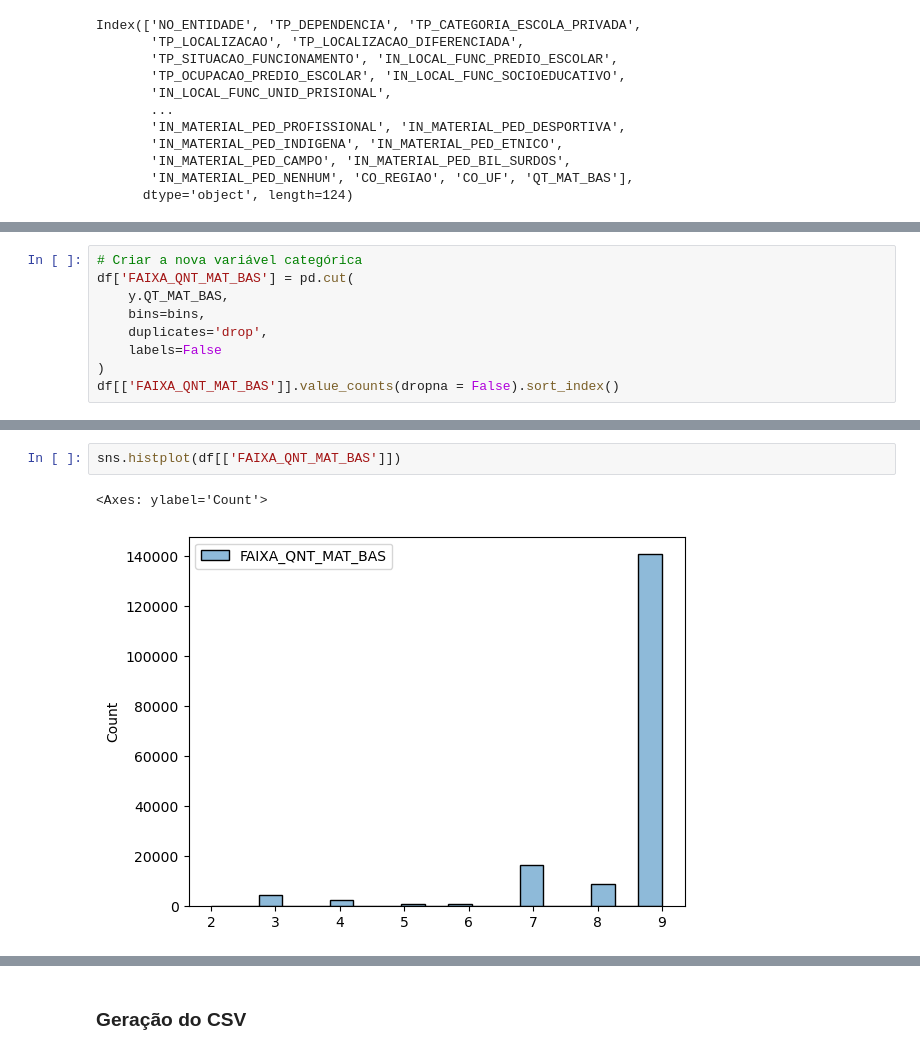
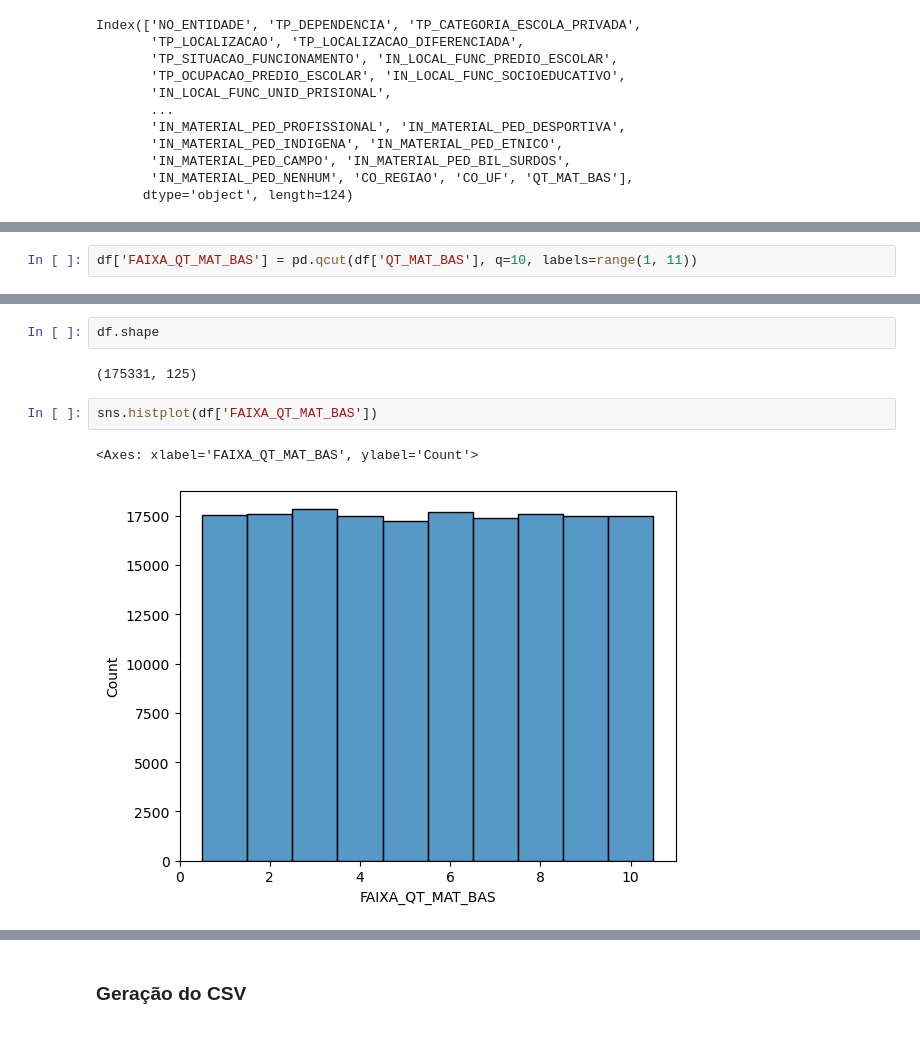
Before and after one commit to CinthiaNagahama/DCD_Rendimento_Escolar, a Jupyter notebook: explore.ipynb, the cells around one changed output, grey strips where cells are left out. Cells and saved outputs as stored; diff of their text form.

```diff
--- a/explore.ipynb
+++ b/explore.ipynb
@@ -3606,9 +3633,0 @@ array([-inf,  0. ,  0.5,  0.5,  0.5,  0.5,  0.5,  1.5,  1.5, 11.5, 14.5,
-# %%
-# Criar a nova variável categórica
-df['FAIXA_QNT_MAT_BAS'] = pd.cut(
-    y.QT_MAT_BAS,
-    bins=bins,
-    duplicates='drop',
-    labels=False
-)
-df[['FAIXA_QNT_MAT_BAS']].value_counts(dropna = False).sort_index()
@@ -3637,0 +3666,2 @@ faixa: 9 | min: 53.0 | max: 4965.0
+# %%
+df['FAIXA_QT_MAT_BAS'] = pd.qcut(df['QT_MAT_BAS'], q=10, labels=range(1, 11))
@@ -3638,5 +3698,9 @@ faixa: 9 | min: 53.0 | max: 4965.0
+# %%
+df.shape
+# %% [output]
+(175331, 125)
 # %%
-sns.histplot(df[['FAIXA_QNT_MAT_BAS']])
+sns.histplot(df['FAIXA_QT_MAT_BAS'])
 # %% [output]
-<Axes: ylabel='Count'>
+<Axes: xlabel='FAIXA_QT_MAT_BAS', ylabel='Count'>
-[figure, old version]
+[figure, new version]
```
Also changed, not shown: parts of 28 cells of this notebook.
